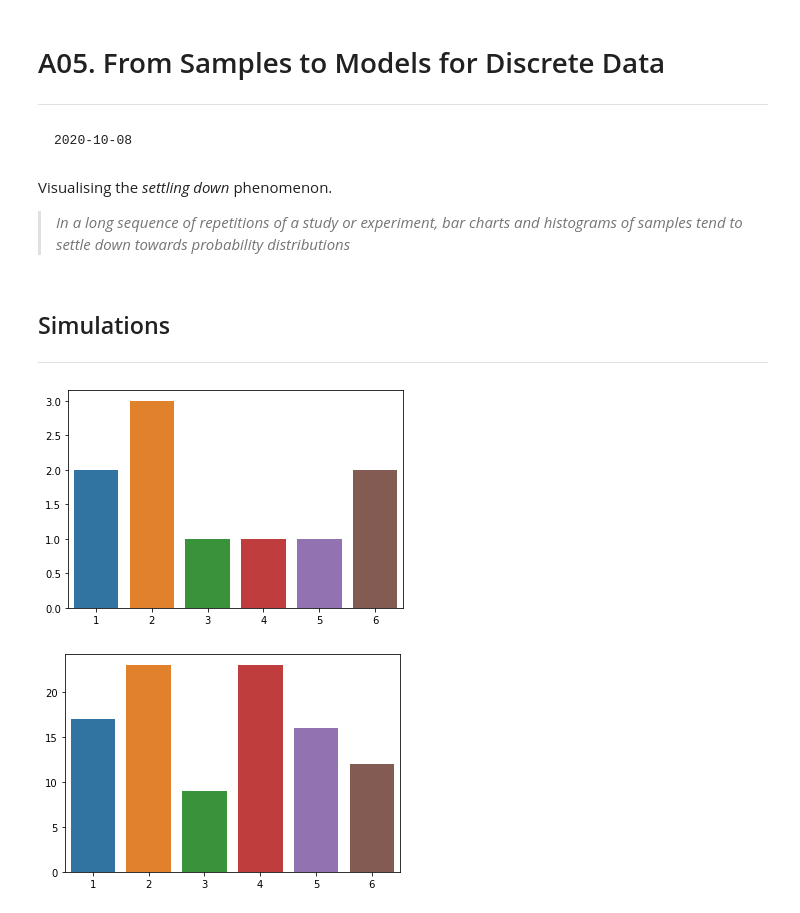
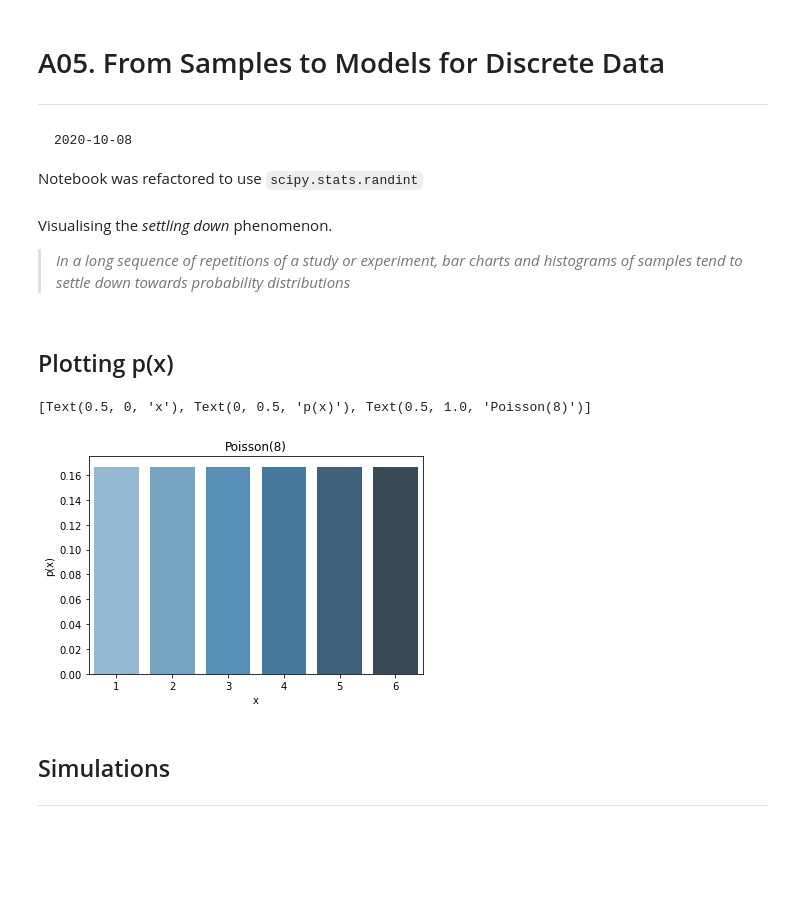
Before and after one commit to ljk233/AutomatingM248, a Jupyter notebook: notebooks/A05_SamplesModelsDiscreteData.ipynb, the cells around one changed output. Saved outputs shown, nothing was run; the diff lists cells and outputs as text; code cells hidden in the pictures; blank space fills up the shorter version.

Commit message:
Refactored to use scipy.stats

```diff
--- a/notebooks/A05_SamplesModelsDiscreteData.ipynb
+++ b/notebooks/A05_SamplesModelsDiscreteData.ipynb
@@ -4,8 +4,12 @@
 -----
 
     2020-10-08
+
+Notebook was refactored to use `scipy.stats.randint`
 # %% [markdown]
 Visualising the *settling down* phenomenon.
 
 > *In a long sequence of repetitions of a study or experiment, bar charts and histograms of samples tend to settle down towards probability distributions*
+# %% [markdown]
+## Plotting p(x)
 # %%
@@ -15,14 +19,23 @@ import M248.probability as p
+# %%
+# generated array of x 1:6
+X = np.arange(1, 7)
+
+# declate randint
+rv = stats.randint(1, 7)
+p = list()
+
+# for each x in X
+for i in X:
+    # calculate p(x), append to list
+    p.append(rv.pmf(i))
+
+# plot p(x)
+ax1 = sns.barplot(x=X, y=p, palette="Blues_d")
+ax1.set(xlabel='x', ylabel='p(x)', title='Poisson(8)')
+# %% [output]
+[Text(0.5, 0, 'x'), Text(0, 0.5, 'p(x)'), Text(0.5, 1.0, 'Poisson(8)')]
+[figure, added]
 # %% [markdown]
 ## Simulations
 
 -----
-# %%
-# rolling 10 times
-roll30 = p.simulateDieRolls(10)
-# %% [output]
-[figure, removed]
-# %%
-# rolling 100 times
-roll100 = p.simulateDieRolls(100)
-# %% [output]
-[figure, removed]
```
Also changed, not shown: parts of 8 cells of this notebook.
